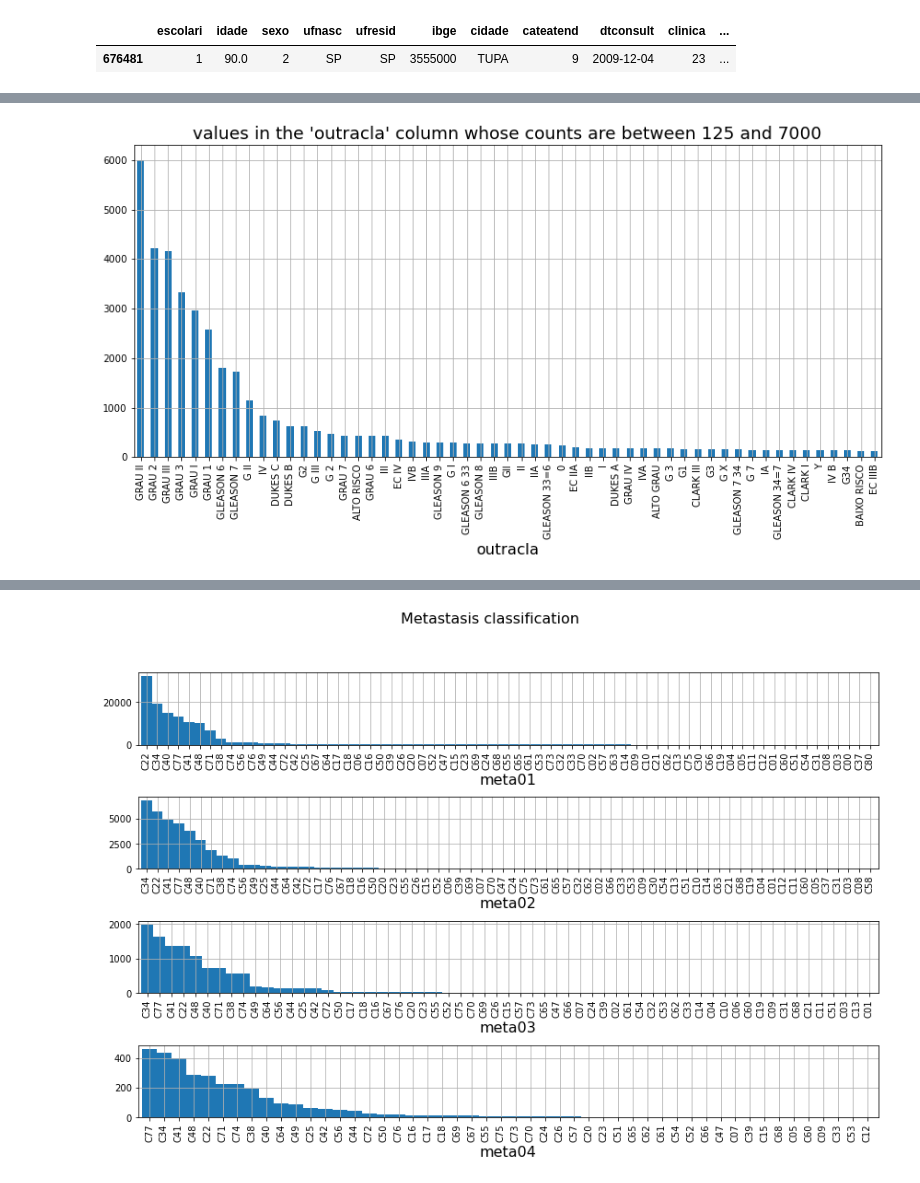
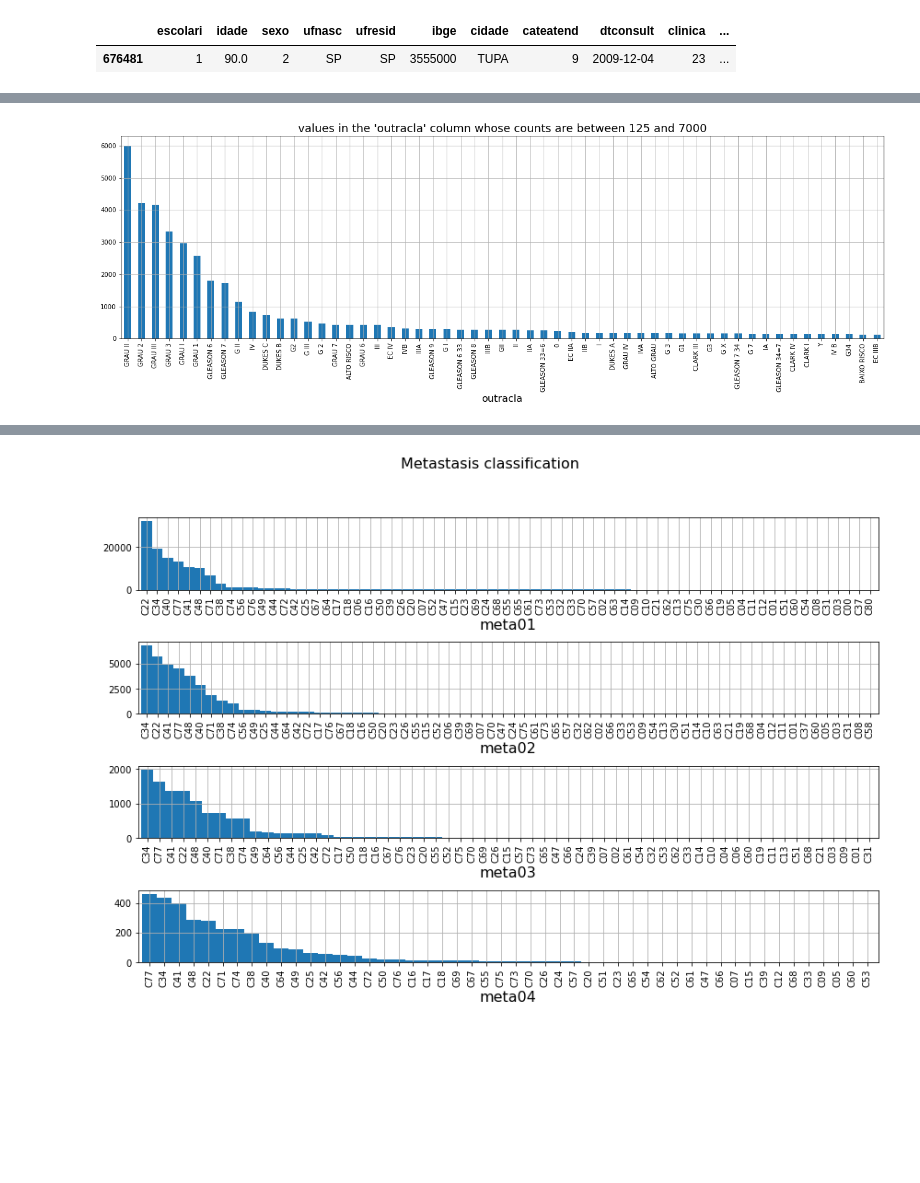
Before and after one commit to skepticalchemist/SP_Hospital_Registry_Cancer_Database, a Jupyter notebook: SP_Hospital_Registry_Cancer_Database.ipynb, the cells around one changed output, grey strips where cells are left out. Saved outputs shown, nothing was run; the diff lists cells and outputs as text; code cells hidden in the pictures; blank space fills up the shorter version.

```diff
--- a/SP_Hospital_Registry_Cancer_Database.ipynb
+++ b/SP_Hospital_Registry_Cancer_Database.ipynb
@@ -1585,17 +1564,17 @@ Name: outracla, dtype: int64
 # %%
 # plot of column outracla entries with counts between 125 and 7000.
 (rhc['outracla']
     .value_counts(normalize=False)[((rhc['outracla']
     .value_counts(normalize=False) >= 125) & (rhc['outracla']
     .value_counts(normalize=False) <= 7000))]
-    .plot.bar(figsize=(14,6))
+    .plot.bar(figsize=(22,6))
     )
 plt.xlabel("outracla", fontsize=16)
 plt.title("values in the 'outracla' column whose counts are between 125 and 7000", fontsize=18)
 plt.grid()
 plt.show()
 # %% [output]
-[figure, old version]
+[figure, new version]
 # %%
 # unique values  of column outracla entries with counts between 41 and 124.
 (rhc['outracla']
```
Also changed, not shown: parts of 71 cells of this notebook.
